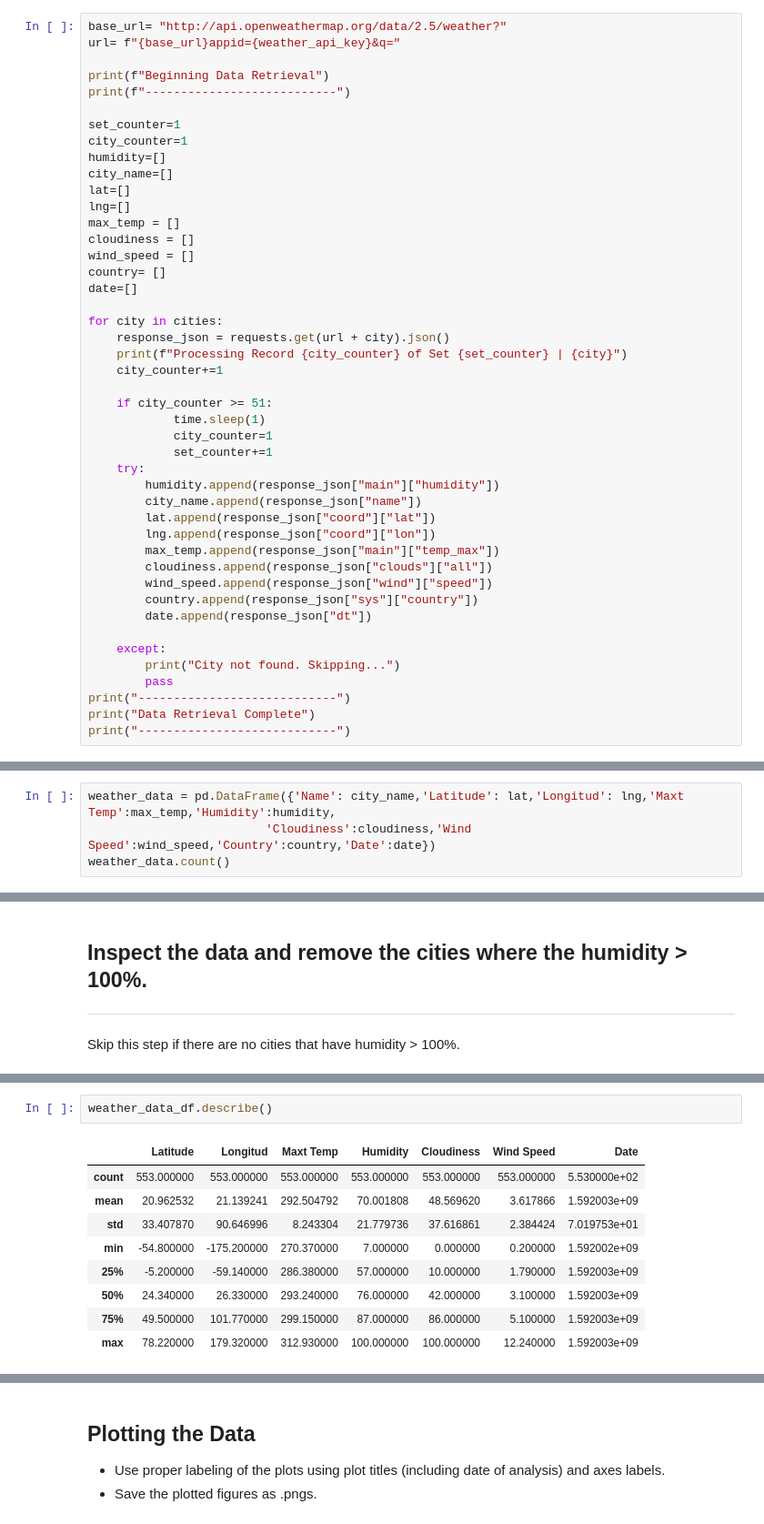
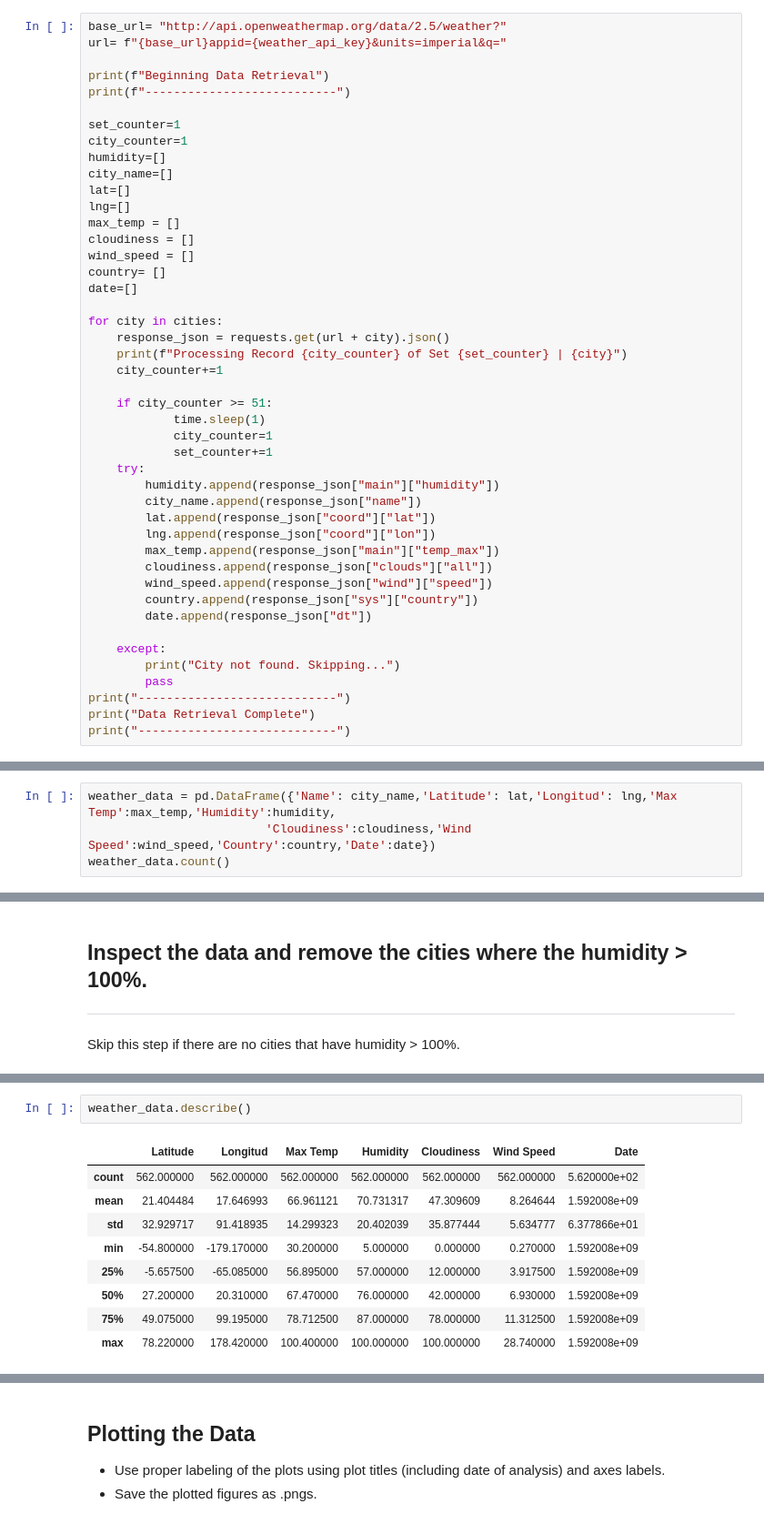
Before and after one commit to Mlara73/Weather-Analysis, a Jupyter notebook: WeatherPy/WeatherPy.ipynb, the cells around one changed output, grey strips where cells are left out. Shown: that part at 91% size. Drawn from its saved outputs; the diff is of its cells as text.

```diff
--- a/WeatherPy/WeatherPy.ipynb
+++ b/WeatherPy/WeatherPy.ipynb
@@ -57,7 +57,7 @@ len(cities)
 * Include a print log of each city as it'sbeing processed (with the city number and city name).
 # %%
 base_url= "http://api.openweathermap.org/data/2.5/weather?"
-url= f"{base_url}appid={weather_api_key}&q="
+url= f"{base_url}appid={weather_api_key}&units=imperial&q="
 
 print(f"Beginning Data Retrieval")
 print(f"---------------------------")
@@ -123,7 +123,7 @@ Data Retrieval Complete
 * Export the city data into a .csv.
 * Display the DataFrame
 # %%
-weather_data = pd.DataFrame({'Name': city_name,'Latitude': lat,'Longitud': lng,'Maxt Temp':max_temp,'Humidity':humidity,
+weather_data = pd.DataFrame({'Name': city_name,'Latitude': lat,'Longitud': lng,'Max Temp':max_temp,'Humidity':humidity,
                          'Cloudiness':cloudiness,'Wind Speed':wind_speed,'Country':country,'Date':date})
 weather_data.count()
 # %% [output]
@@ -178,14 +168,14 @@ weather_data_df.head()
 # %%
-weather_data_df.describe()
+weather_data.describe()
 # %% [output]
-|  | Latitude | Longitud | Maxt Temp | Humidity | Cloudiness | Wind Speed | Date |
-| count | 553.000000 | 553.000000 | 553.000000 | 553.000000 | 553.000000 | 553.000000 | 5.530000e+02 |
-| mean | 20.962532 | 21.139241 | 292.504792 | 70.001808 | 48.569620 | 3.617866 | 1.592003e+09 |
-| std | 33.407870 | 90.646996 | 8.243304 | 21.779736 | 37.616861 | 2.384424 | 7.019753e+01 |
-| min | -54.800000 | -175.200000 | 270.370000 | 7.000000 | 0.000000 | 0.200000 | 1.592002e+09 |
-| 25% | -5.200000 | -59.140000 | 286.380000 | 57.000000 | 10.000000 | 1.790000 | 1.592003e+09 |
-| 50% | 24.340000 | 26.330000 | 293.240000 | 76.000000 | 42.000000 | 3.100000 | 1.592003e+09 |
-| 75% | 49.500000 | 101.770000 | 299.150000 | 87.000000 | 86.000000 | 5.100000 | 1.592003e+09 |
-| max | 78.220000 | 179.320000 | 312.930000 | 100.000000 | 100.000000 | 12.240000 | 1.592003e+09 |
+|  | Latitude | Longitud | Max Temp | Humidity | Cloudiness | Wind Speed | Date |
+| count | 562.000000 | 562.000000 | 562.000000 | 562.000000 | 562.000000 | 562.000000 | 5.620000e+02 |
+| mean | 21.404484 | 17.646993 | 66.961121 | 70.731317 | 47.309609 | 8.264644 | 1.592008e+09 |
+| std | 32.929717 | 91.418935 | 14.299323 | 20.402039 | 35.877444 | 5.634777 | 6.377866e+01 |
+| min | -54.800000 | -179.170000 | 30.200000 | 5.000000 | 0.000000 | 0.270000 | 1.592008e+09 |
+| 25% | -5.657500 | -65.085000 | 56.895000 | 57.000000 | 12.000000 | 3.917500 | 1.592008e+09 |
+| 50% | 27.200000 | 20.310000 | 67.470000 | 76.000000 | 42.000000 | 6.930000 | 1.592008e+09 |
+| 75% | 49.075000 | 99.195000 | 78.712500 | 87.000000 | 78.000000 | 11.312500 | 1.592008e+09 |
+| max | 78.220000 | 178.420000 | 100.400000 | 100.000000 | 100.000000 | 28.740000 | 1.592008e+09 |
 # %%
 #  Get the indices of cities that have humidity over 100%.
```
Also changed, not shown: parts of 25 cells of this notebook, 1 other file.
